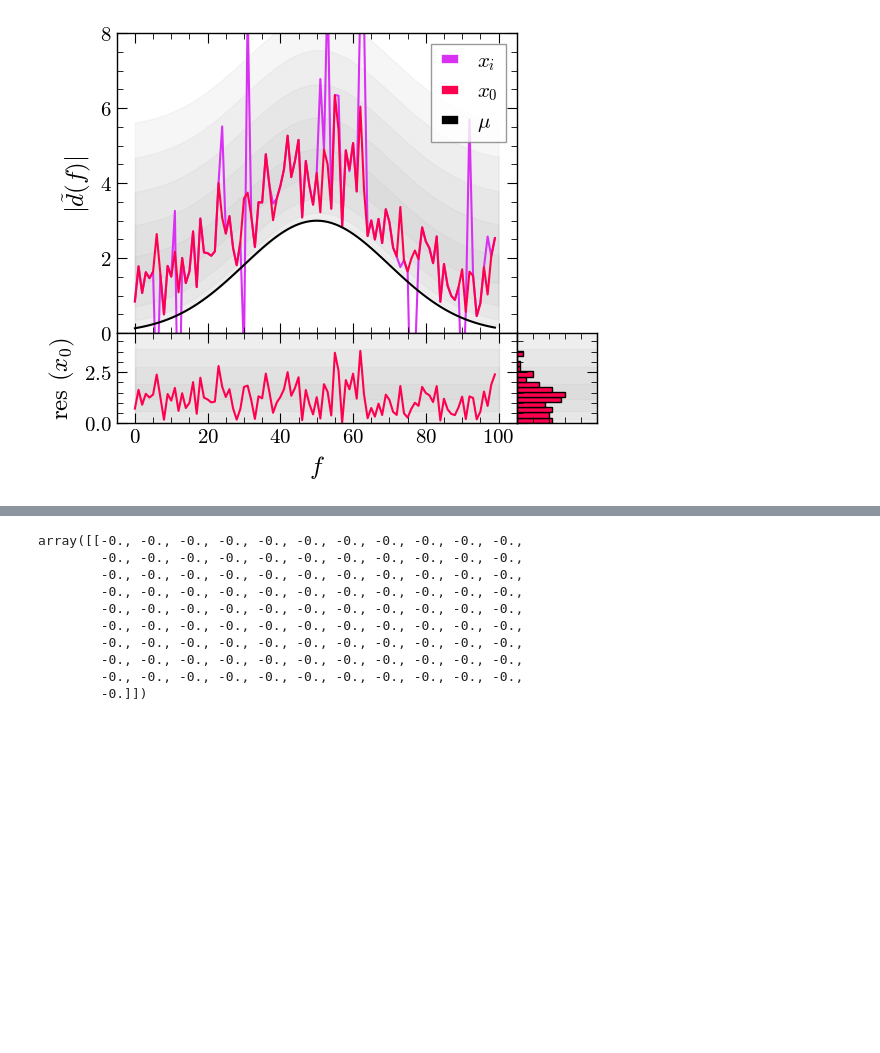
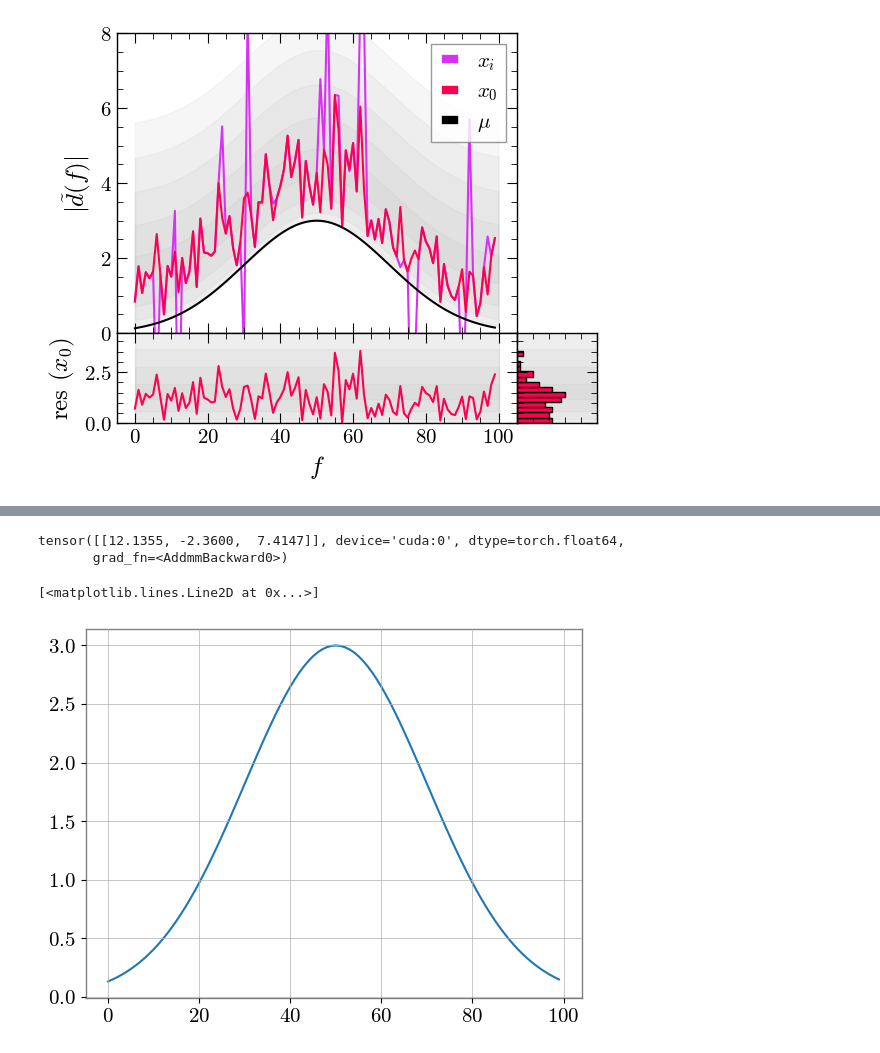
Before and after one commit to james-alvey-42/gw-mist, a Jupyter notebook: notebooks/week6/modified_networks2.ipynb, the cells around one changed output, grey strips where cells are left out. Drawn from its saved outputs; the diff is of its cells as text; code cells hidden in the pictures; blank space fills up the shorter version.

```diff
--- a/notebooks/week6/modified_networks2.ipynb
+++ b/notebooks/week6/modified_networks2.ipynb
@@ -401,13 +387,14 @@ plt.plot(muplot)
 # %%
-muplot
+test_theta
 # %% [output]
-array([[-0., -0., -0., -0., -0., -0., -0., -0., -0., -0., -0.,
-        -0., -0., -0., -0., -0., -0., -0., -0., -0., -0., -0.,
-        -0., -0., -0., -0., -0., -0., -0., -0., -0., -0., -0.,
-        -0., -0., -0., -0., -0., -0., -0., -0., -0., -0., -0.,
-        -0., -0., -0., -0., -0., -0., -0., -0., -0., -0., -0.,
-        -0., -0., -0., -0., -0., -0., -0., -0., -0., -0., -0.,
-        -0., -0., -0., -0., -0., -0., -0., -0., -0., -0., -0.,
-        -0., -0., -0., -0., -0., -0., -0., -0., -0., -0., -0.,
-        -0., -0., -0., -0., -0., -0., -0., -0., -0., -0., -0.,
-        -0.]])
+tensor([[12.1355, -2.3600,  7.4147]], device='cuda:0', dtype=torch.float64,
+       grad_fn=<AddmmBackward0>)
+# %%
+dummy_t = (torch.ones([4096,3])*torch.tensor([3,50,np.log(20)])).cuda()
+test = network_epsilon._autogauss(grid,dummy_t)
+test = test.cpu()
+# %%
+plt.plot(test[0])
+# %% [output]
+[<matplotlib.lines.Line2D at 0x...>]
+[figure, added]
```
Also changed, not shown: parts of 7 cells of this notebook, 2 other files.
